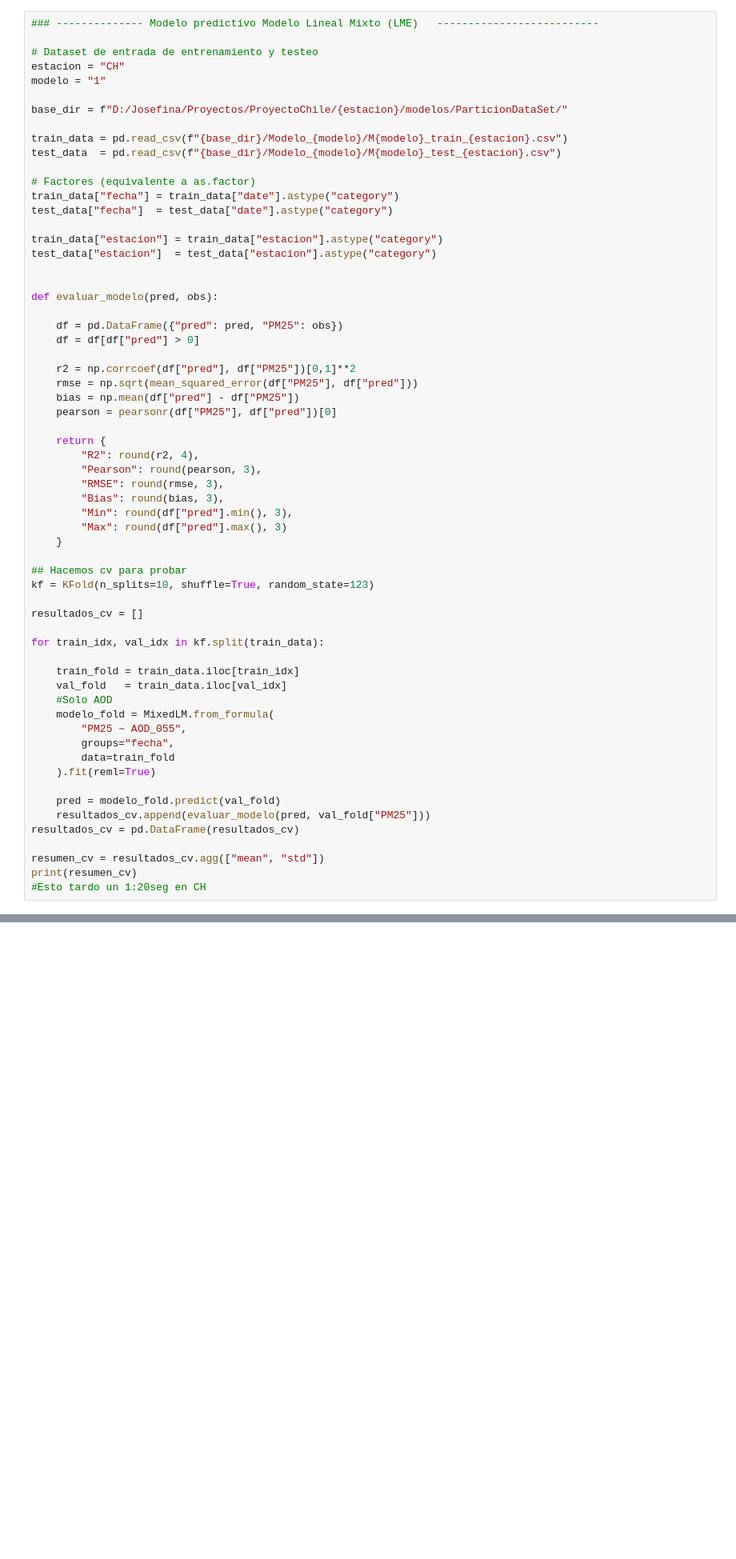
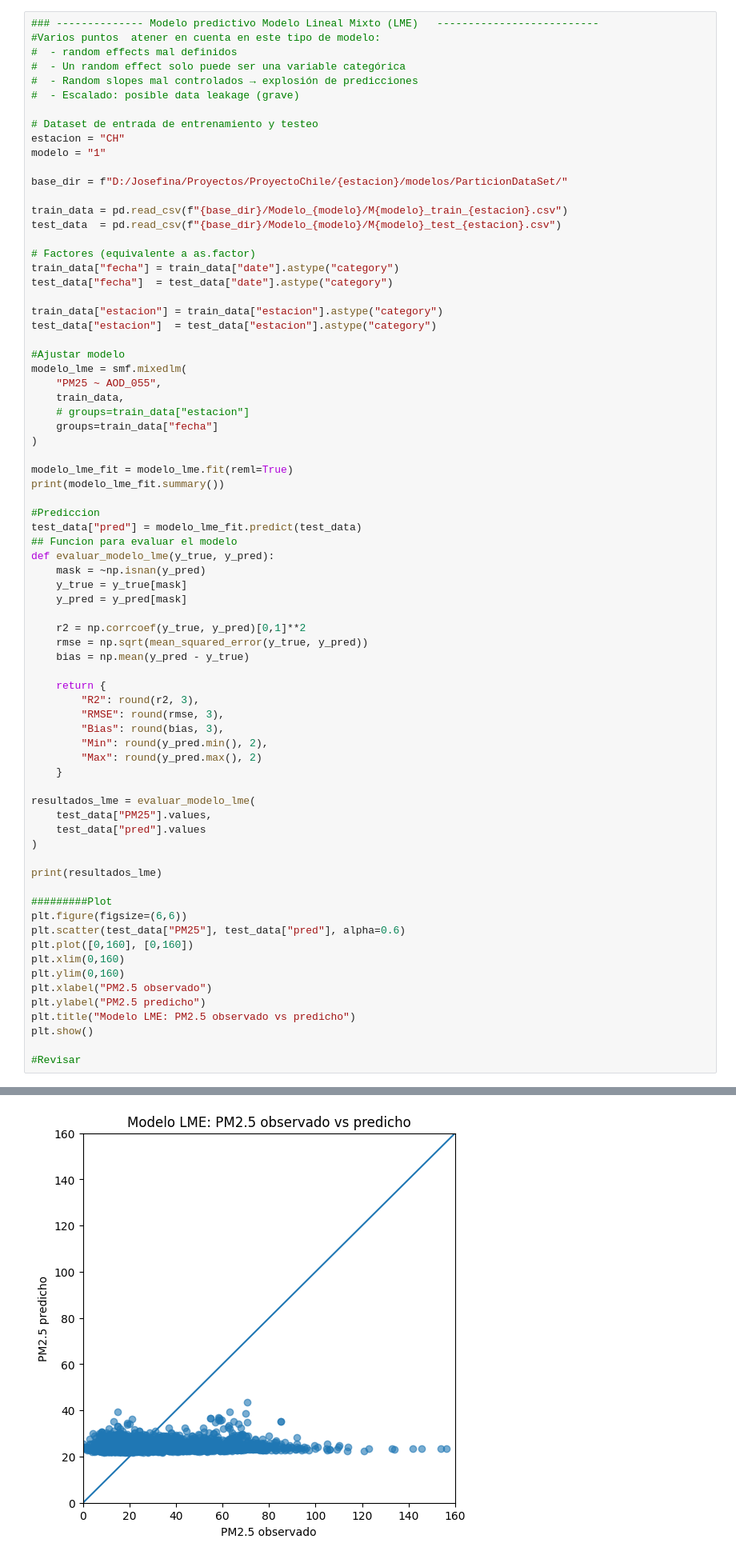
Before and after one commit to joseurquiza88/Prediccion-AQ-LatAm-Python, a Jupyter notebook: 03-Modelos-PM/01_Analisis_ModelosSimples.ipynb, the cells around one changed output, grey strips where cells are left out. Shown at 80% size. Cells and saved outputs as stored; diff of their text form; blank space fills up the shorter version.

Commit message:
Modelos simples fin

```diff
--- a/03-Modelos-PM/01_Analisis_ModelosSimples.ipynb
+++ b/03-Modelos-PM/01_Analisis_ModelosSimples.ipynb
@@ -1217,6 +1238,11 @@ CH
 [figure]
 # %%
 ### -------------- Modelo predictivo Modelo Lineal Mixto (LME)   --------------------------
+#Varios puntos  atener en cuenta en este tipo de modelo:
+#  - random effects mal definidos
+#  - Un random effect solo puede ser una variable categórica
+#  - Random slopes mal controlados → explosión de predicciones
+#  - Escalado: posible data leakage (grave)
 
 # Dataset de entrada de entrenamiento y testeo
 estacion = "CH"
@@ -1234,47 +1260,54 @@ test_data["fecha"]  = test_data["date"].astype("category")
 train_data["estacion"] = train_data["estacion"].astype("category")
 test_data["estacion"]  = test_data["estacion"].astype("category")
 
+#Ajustar modelo
+modelo_lme = smf.mixedlm(
+    "PM25 ~ AOD_055",
+    train_data,
+    # groups=train_data["estacion"]
+    groups=train_data["fecha"]
+)
 
-def evaluar_modelo(pred, obs):
+modelo_lme_fit = modelo_lme.fit(reml=True)
+print(modelo_lme_fit.summary())
 
-    df = pd.DataFrame({"pred": pred, "PM25": obs})
-    df = df[df["pred"] > 0]
+#Prediccion
+test_data["pred"] = modelo_lme_fit.predict(test_data)
+## Funcion para evaluar el modelo
+def evaluar_modelo_lme(y_true, y_pred):
+    mask = ~np.isnan(y_pred)
+    y_true = y_true[mask]
+    y_pred = y_pred[mask]
 
-    r2 = np.corrcoef(df["pred"], df["PM25"])[0,1]**2
-    rmse = np.sqrt(mean_squared_error(df["PM25"], df["pred"]))
-    bias = np.mean(df["pred"] - df["PM25"])
-    pearson = pearsonr(df["PM25"], df["pred"])[0]
+    r2 = np.corrcoef(y_true, y_pred)[0,1]**2
+    rmse = np.sqrt(mean_squared_error(y_true, y_pred))
+    bias = np.mean(y_pred - y_true)
 
     return {
-        "R2": round(r2, 4),
-        "Pearson": round(pearson, 3),
+        "R2": round(r2, 3),
         "RMSE": round(rmse, 3),
         "Bias": round(bias, 3),
-        "Min": round(df["pred"].min(), 3),
-        "Max": round(df["pred"].max(), 3)
+        "Min": round(y_pred.min(), 2),
+        "Max": round(y_pred.max(), 2)
     }
 
-## Hacemos cv para probar
-kf = KFold(n_splits=10, shuffle=True, random_state=123)
+resultados_lme = evaluar_modelo_lme(
+    test_data["PM25"].values,
+    test_data["pred"].values
+)
 
-resultados_cv = []
+print(resultados_lme)
 
-for train_idx, val_idx in kf.split(train_data):
+#########Plot
+plt.figure(figsize=(6,6))
+plt.scatter(test_data["PM25"], test_data["pred"], alpha=0.6)
+plt.plot([0,160], [0,160])
+plt.xlim(0,160)
+plt.ylim(0,160)
+plt.xlabel("PM2.5 observado")
+plt.ylabel("PM2.5 predicho")
+plt.title("Modelo LME: PM2.5 observado vs predicho")
+plt.show()
 
-    train_fold = train_data.iloc[train_idx]
-    val_fold   = train_data.iloc[val_idx]
-    #Solo AOD
-    modelo_fold = MixedLM.from_formula(
-        "PM25 ~ AOD_055",
-        groups="fecha",
-        data=train_fold
-    ).fit(reml=True)
-
-    pred = modelo_fold.predict(val_fold)
-    resultados_cv.append(evaluar_modelo(pred, val_fold["PM25"]))
-resultados_cv = pd.DataFrame(resultados_cv)
-
-resumen_cv = resultados_cv.agg(["mean", "std"])
-print(resumen_cv)
-#Esto tardo un 1:20seg en CH
+#Revisar
 # %% [output]
@@ -1283,0 +1331 @@ std   0.006094  0.029011   0.457881  0.467353   0.146676   5.547939
+[figure, added]
```
Also changed, not shown: parts of 7 cells of this notebook.
